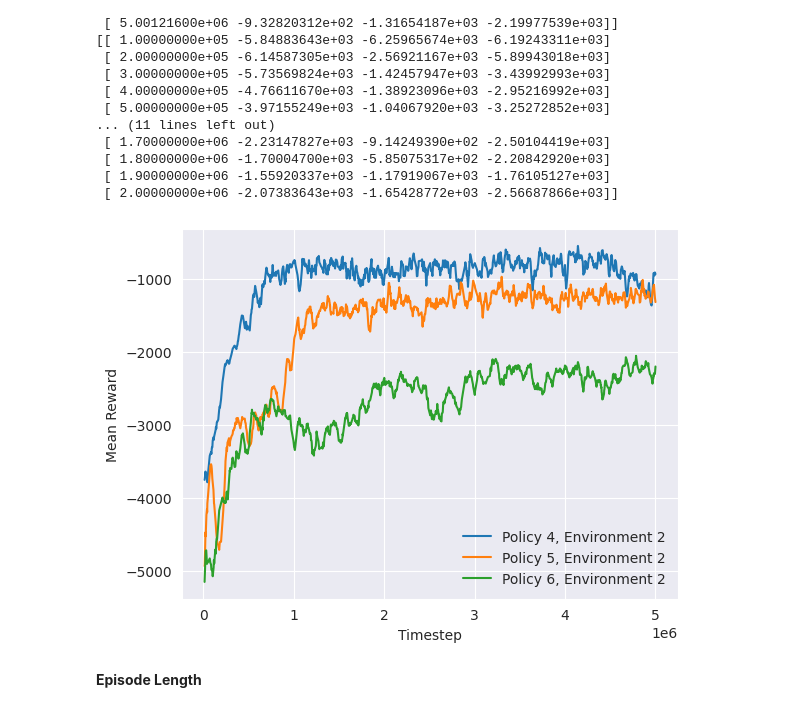
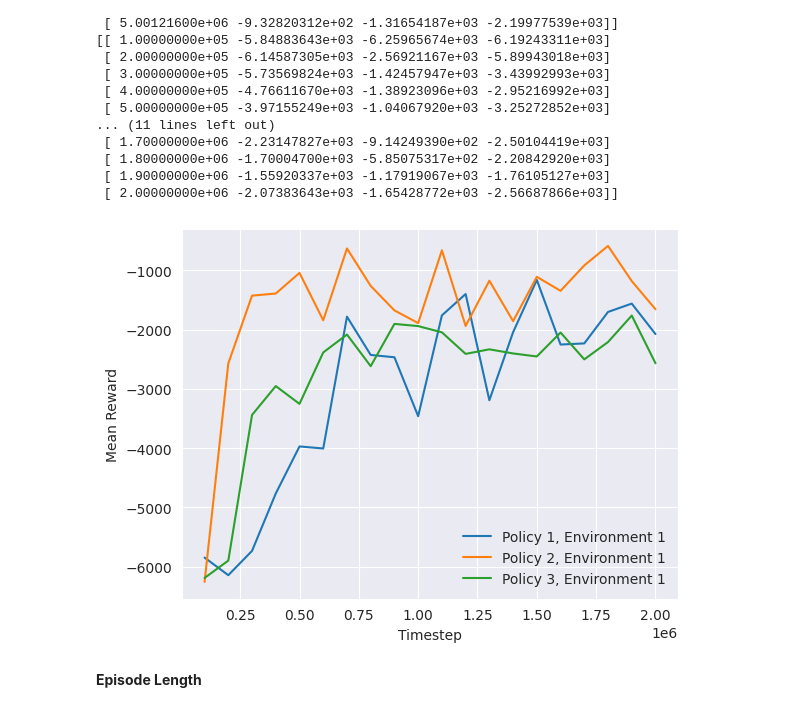
Before and after one commit to thatblueboy/DroneControl, a Jupyter notebook: visualizations/visualizeTraining copy.ipynb, the cells around one changed output. Drawn from its saved outputs; the diff is of its cells as text; code cells hidden in the pictures.

Commit message:
plots

```diff
--- a/visualizations/visualizeTraining copy.ipynb
+++ b/visualizations/visualizeTraining copy.ipynb
@@ -47,21 +47,21 @@ print(rewardData2)
 # %%
 sns.set_style('darkgrid')
 sns.despine()
 
 maxStep = 1000
 
-plt.plot(rewardData1[:,0][:maxStep], rewardData1[:,1][:maxStep])
-plt.plot(rewardData1[:,0][:maxStep], rewardData1[:,2][:maxStep])
-plt.plot(rewardData1[:,0][:maxStep], rewardData1[:,3][:maxStep])
-# plt.plot(rewardData2[:,0][:maxStep], rewardData2[:,1][:maxStep])
-# plt.plot(rewardData2[:,0][:maxStep], rewardData2[:,2][:maxStep])
-# plt.plot(rewardData2[:,0][:maxStep], rewardData2[:,3][:maxStep])
-plt.legend(['Policy 4, Environment 2', 'Policy 5, Environment 2', 'Policy 6, Environment 2'], frameon=False)
+# plt.plot(rewardData1[:,0][:maxStep], rewardData1[:,1][:maxStep])
+# plt.plot(rewardData1[:,0][:maxStep], rewardData1[:,2][:maxStep])
+# plt.plot(rewardData1[:,0][:maxStep], rewardData1[:,3][:maxStep])
+plt.plot(rewardData2[:,0][:maxStep], rewardData2[:,1][:maxStep])
+plt.plot(rewardData2[:,0][:maxStep], rewardData2[:,2][:maxStep])
+plt.plot(rewardData2[:,0][:maxStep], rewardData2[:,3][:maxStep])
+plt.legend(['Policy 1, Environment 1', 'Policy 2, Environment 1', 'Policy 3, Environment 1'], frameon=False)
 plt.xlabel("Timestep")
 plt.ylabel("Mean Reward")
-plt.savefig("TrainRewardMovingObstacles.png")
+plt.savefig("TrainRewardVaryingBias.png")
 # %% [output]
-[figure, old version]
+[figure, new version]
 # %% [markdown]
 **Episode Length**
 # %%
```
Also changed, not shown: parts of 2 cells of this notebook, 3 other files.
